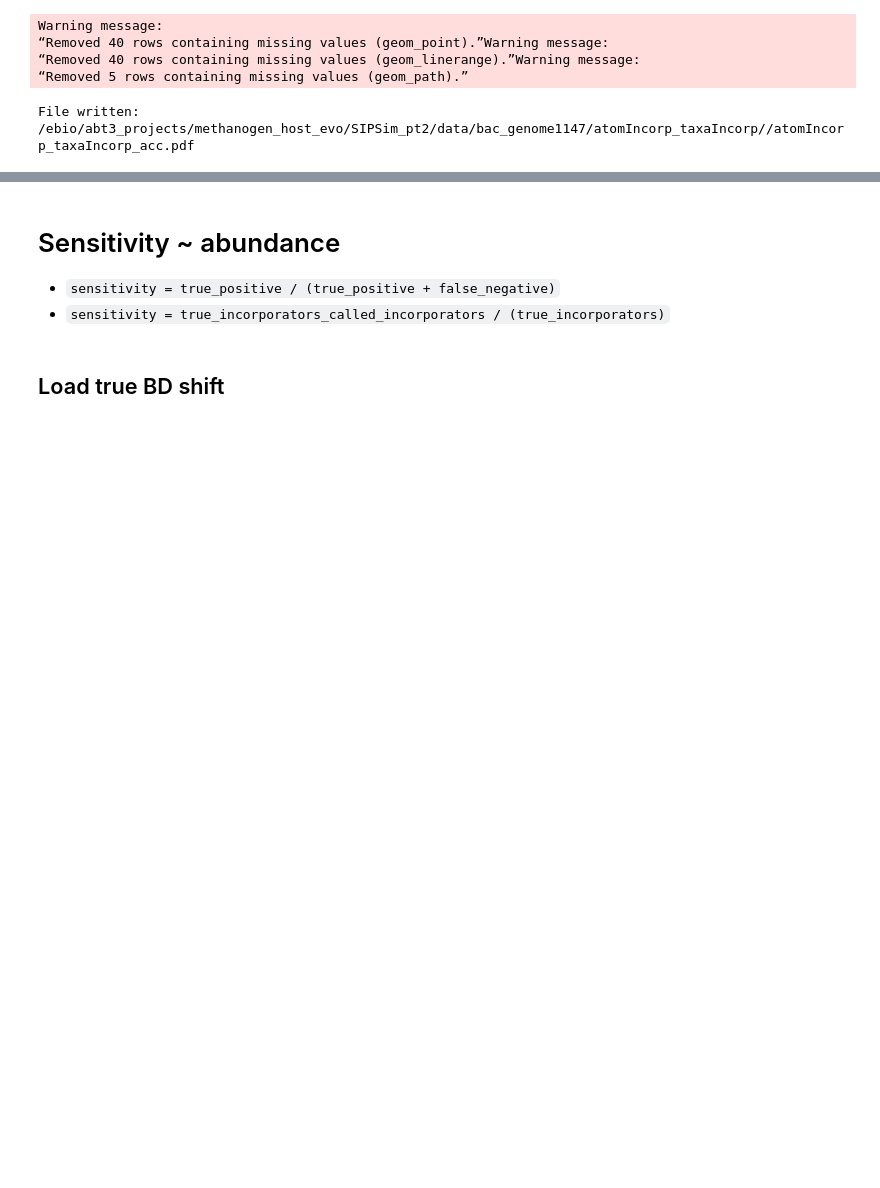
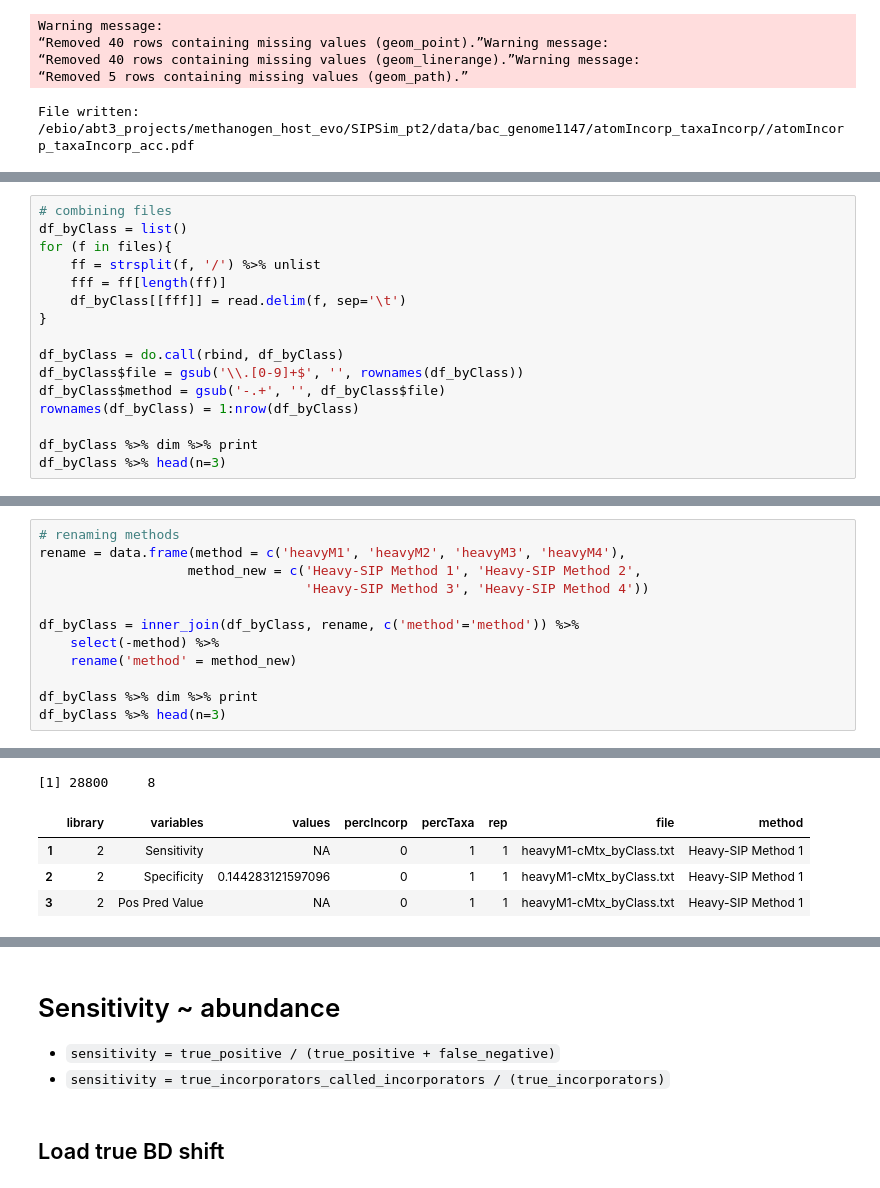
Before and after one commit to nick-youngblut/SIPSim, a Jupyter notebook: ipynb/bac_genome/n1147_pt2/atomIncorp_taxaIncorpR.ipynb, the cells around one changed output, grey strips where cells are left out. Saved outputs shown, nothing was run; the diff lists cells and outputs as text; blank space fills up the shorter version.

```diff
--- a/ipynb/bac_genome/n1147_pt2/atomIncorp_taxaIncorpR.ipynb
+++ b/ipynb/bac_genome/n1147_pt2/atomIncorp_taxaIncorpR.ipynb
@@ -156,0 +187,16 @@ File written: /ebio/abt3_projects/methanogen_host_evo/SIPSim_pt2/data/bac_genome
+# %%
+# combining files
+df_byClass = list()
+for (f in files){
+    ff = strsplit(f, '/') %>% unlist
+    fff = ff[length(ff)]
+    df_byClass[[fff]] = read.delim(f, sep='\t')
+}
+
+df_byClass = do.call(rbind, df_byClass)
+df_byClass$file = gsub('\\.[0-9]+$', '', rownames(df_byClass))
+df_byClass$method = gsub('-.+', '', df_byClass$file)
+rownames(df_byClass) = 1:nrow(df_byClass)
+
+df_byClass %>% dim %>% print
+df_byClass %>% head(n=3)
@@ -156,0 +209,13 @@ File written: /ebio/abt3_projects/methanogen_host_evo/SIPSim_pt2/data/bac_genome
+# %%
+# renaming methods
+rename = data.frame(method = c('heavyM1', 'heavyM2', 'heavyM3', 'heavyM4'),
+                   method_new = c('Heavy-SIP Method 1', 'Heavy-SIP Method 2',
+                                  'Heavy-SIP Method 3', 'Heavy-SIP Method 4'))
+
+df_byClass = inner_join(df_byClass, rename, c('method'='method')) %>%
+    select(-method) %>%
+    rename('method' = method_new)
+
+df_byClass %>% dim %>% print
+df_byClass %>% head(n=3)
+# %% [output]
@@ -156,0 +224,5 @@ File written: /ebio/abt3_projects/methanogen_host_evo/SIPSim_pt2/data/bac_genome
+[1] 28800     8
+|  | library | variables | values | percIncorp | percTaxa | rep | file | method |
+| 1 | 2 | Sensitivity | NA | 0 | 1 | 1 | heavyM1-cMtx_byClass.txt | Heavy-SIP Method 1 |
+| 2 | 2 | Specificity | 0.144283121597096 | 0 | 1 | 1 | heavyM1-cMtx_byClass.txt | Heavy-SIP Method 1 |
+| 3 | 2 | Pos Pred Value | NA | 0 | 1 | 1 | heavyM1-cMtx_byClass.txt | Heavy-SIP Method 1 |
```
Also changed, not shown: parts of 17 cells of this notebook, 4 other files.
